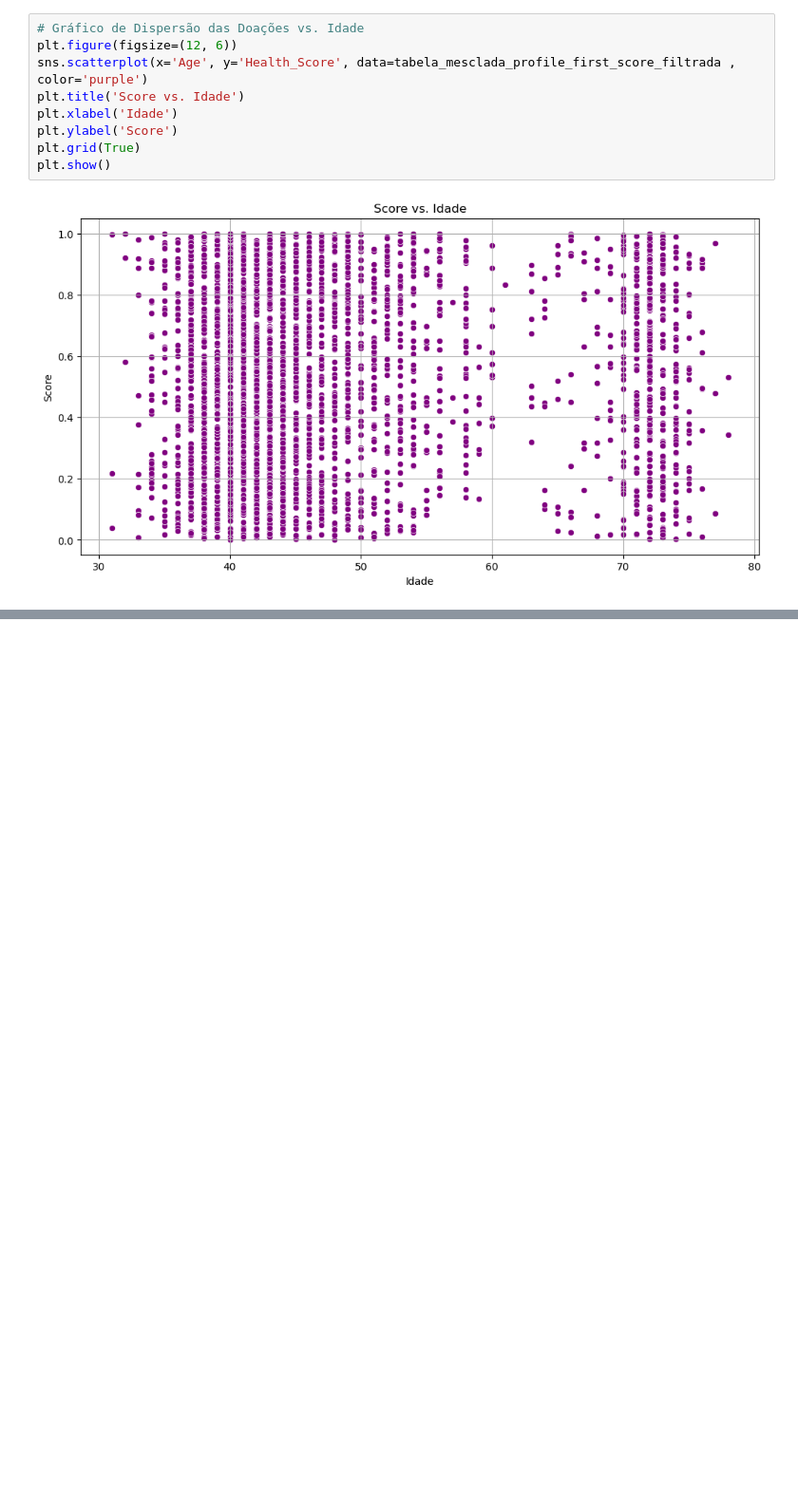
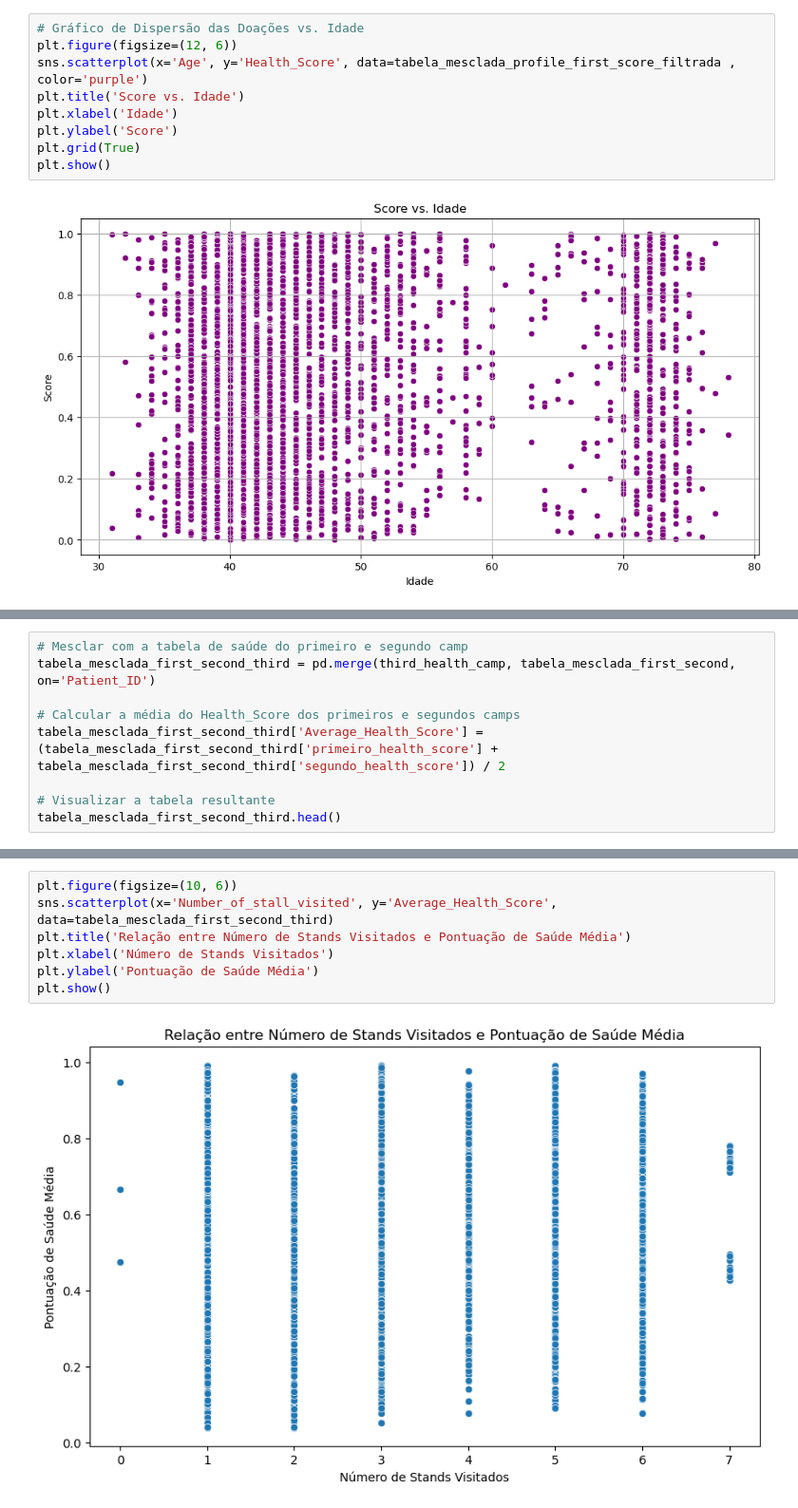
Before and after one commit to jakevetl/medcamp_hackaton, a Jupyter notebook: notebooks/medcamp_hackaton01.ipynb, the cells around one changed output, grey strips where cells are left out. Shown at 95% size. Saved outputs shown, nothing was run; the diff lists cells and outputs as text; blank space fills up the shorter version.

```diff
--- a/notebooks/medcamp_hackaton01.ipynb
+++ b/notebooks/medcamp_hackaton01.ipynb
@@ -251,0 +348,9 @@ plt.show()
+# %%
+# Mesclar com a tabela de saúde do primeiro e segundo camp
+tabela_mesclada_first_second_third = pd.merge(third_health_camp, tabela_mesclada_first_second, on='Patient_ID')
+
+# Calcular a média do Health_Score dos primeiros e segundos camps
+tabela_mesclada_first_second_third['Average_Health_Score'] = (tabela_mesclada_first_second_third['primeiro_health_score'] + tabela_mesclada_first_second_third['segundo_health_score']) / 2
+
+# Visualizar a tabela resultante
+tabela_mesclada_first_second_third.head()
@@ -251,0 +370,9 @@ plt.show()
+# %%
+plt.figure(figsize=(10, 6))
+sns.scatterplot(x='Number_of_stall_visited', y='Average_Health_Score', data=tabela_mesclada_first_second_third)
+plt.title('Relação entre Número de Stands Visitados e Pontuação de Saúde Média')
+plt.xlabel('Número de Stands Visitados')
+plt.ylabel('Pontuação de Saúde Média')
+plt.show()
+# %% [output]
+[figure, added]
```
Also changed, not shown: parts of 14 cells of this notebook.
